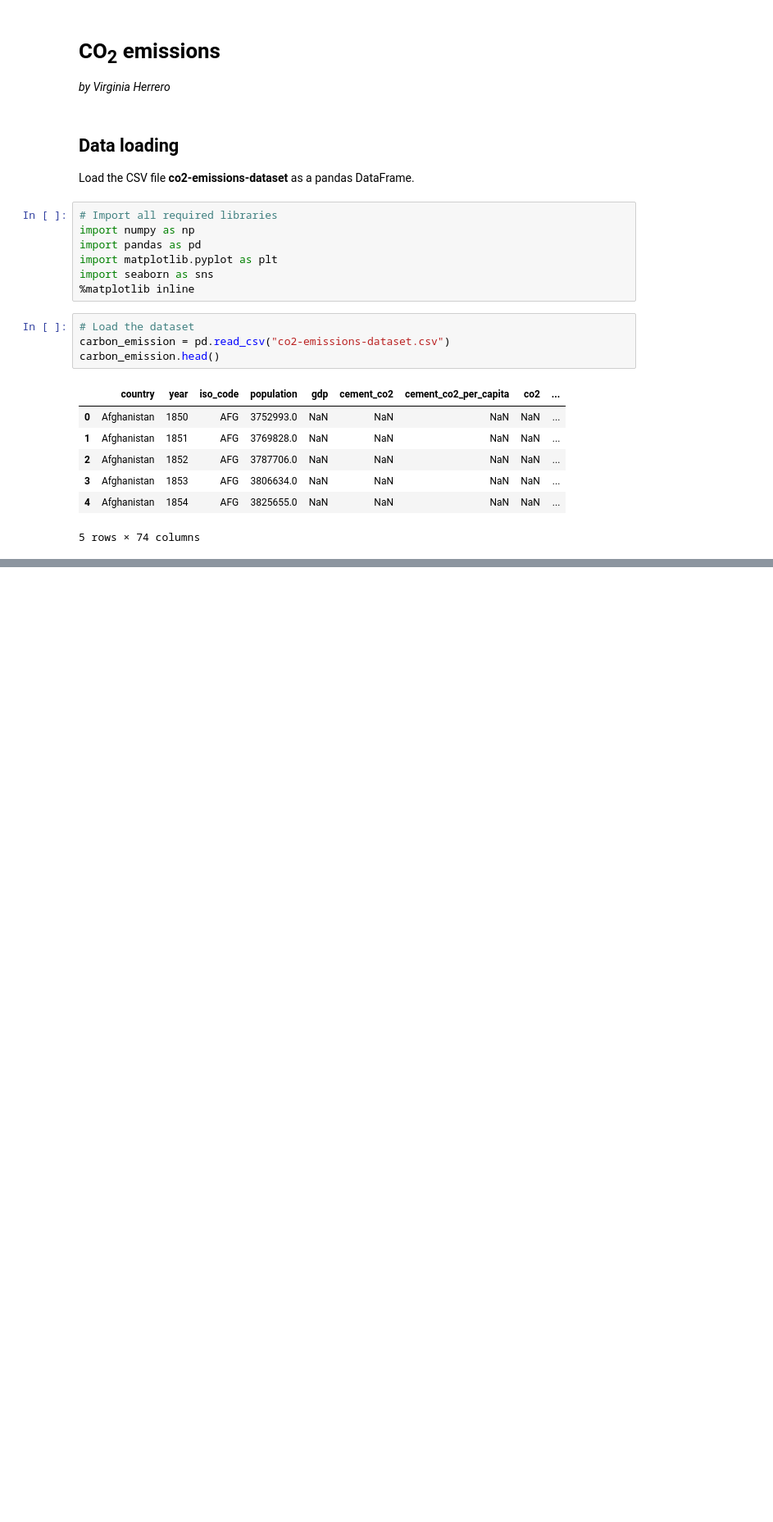
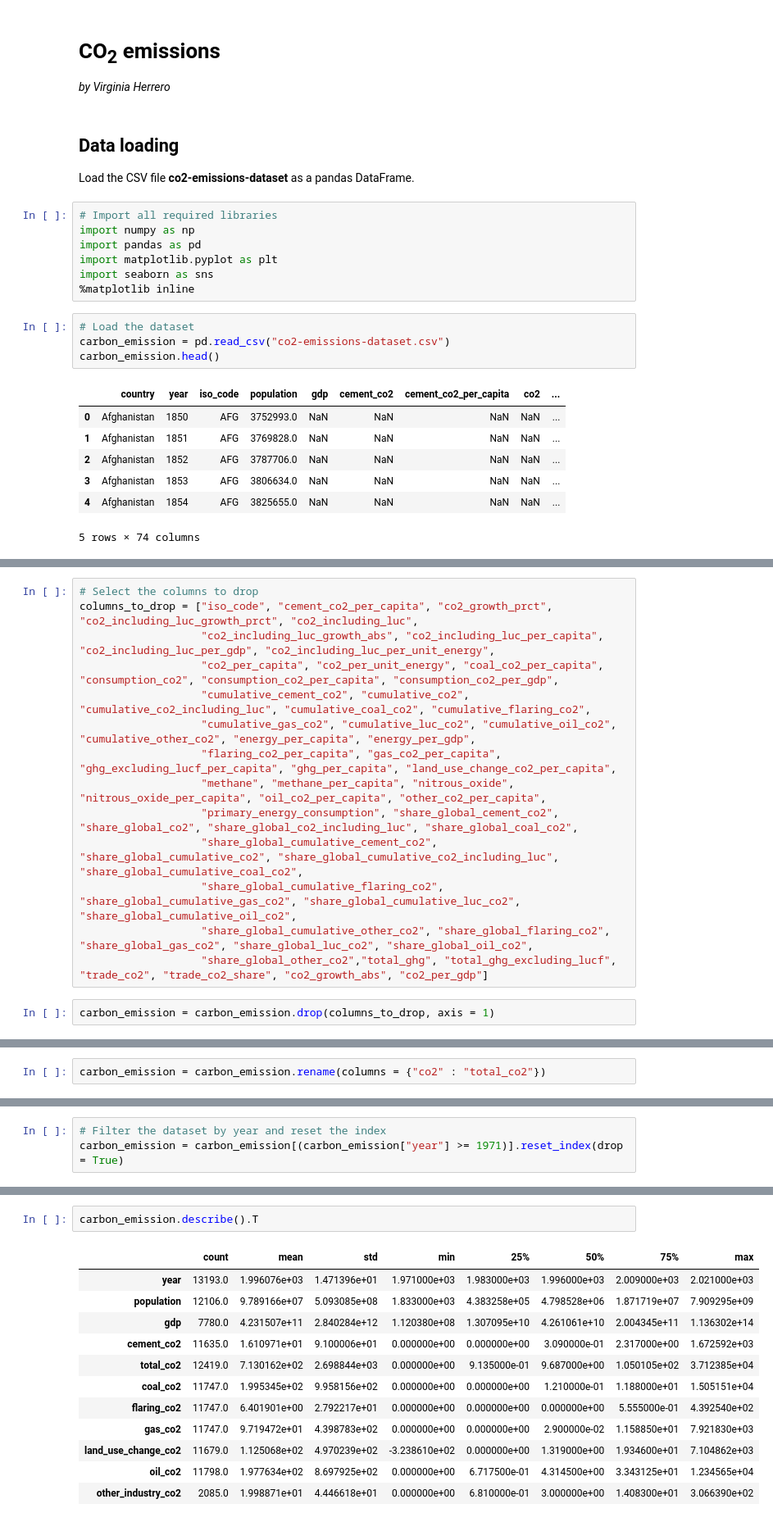
Before and after one commit to herrerovir/Co2-emissions-exploratory-data-analysis, a Jupyter notebook: EDA-co2-emissions.ipynb, the cells around one changed output, grey strips where cells are left out. Shown: that part at 82% size. Saved outputs shown, nothing was run; the diff lists cells and outputs as text; blank space fills up the shorter version.

```diff
--- a/EDA-co2-emissions.ipynb
+++ b/EDA-co2-emissions.ipynb
@@ -25,0 +73,16 @@ carbon_emission.head()
+# %%
+# Select the columns to drop
+columns_to_drop = ["iso_code", "cement_co2_per_capita", "co2_growth_prct", "co2_including_luc_growth_prct", "co2_including_luc",
+                   "co2_including_luc_growth_abs", "co2_including_luc_per_capita", "co2_including_luc_per_gdp", "co2_including_luc_per_unit_energy",
+                   "co2_per_capita", "co2_per_unit_energy", "coal_co2_per_capita", "consumption_co2", "consumption_co2_per_capita", "consumption_co2_per_gdp",
+                   "cumulative_cement_co2", "cumulative_co2", "cumulative_co2_including_luc", "cumulative_coal_co2", "cumulative_flaring_co2",
+                   "cumulative_gas_co2", "cumulative_luc_co2", "cumulative_oil_co2", "cumulative_other_co2", "energy_per_capita", "energy_per_gdp",
+                   "flaring_co2_per_capita", "gas_co2_per_capita", "ghg_excluding_lucf_per_capita", "ghg_per_capita", "land_use_change_co2_per_capita",
+                   "methane", "methane_per_capita", "nitrous_oxide", "nitrous_oxide_per_capita", "oil_co2_per_capita", "other_co2_per_capita",
+                   "primary_energy_consumption", "share_global_cement_co2", "share_global_co2", "share_global_co2_including_luc", "share_global_coal_co2",
+                   "share_global_cumulative_cement_co2", "share_global_cumulative_co2", "share_global_cumulative_co2_including_luc", "share_global_cumulative_coal_co2",
+                   "share_global_cumulative_flaring_co2", "share_global_cumulative_gas_co2", "share_global_cumulative_luc_co2", "share_global_cumulative_oil_co2",
+                   "share_global_cumulative_other_co2", "share_global_flaring_co2", "share_global_gas_co2", "share_global_luc_co2", "share_global_oil_co2",
+                   "share_global_other_co2","total_ghg", "total_ghg_excluding_lucf", "trade_co2", "trade_co2_share", "co2_growth_abs", "co2_per_gdp"]
+# %%
+carbon_emission = carbon_emission.drop(columns_to_drop, axis = 1)
@@ -25,0 +109,2 @@ carbon_emission.head()
+# %%
+carbon_emission = carbon_emission.rename(columns = {"co2" : "total_co2"})
@@ -25,0 +129,3 @@ carbon_emission.head()
+# %%
+# Filter the dataset by year and reset the index
+carbon_emission = carbon_emission[(carbon_emission["year"] >= 1971)].reset_index(drop = True)
@@ -25,0 +169,15 @@ carbon_emission.head()
+# %%
+carbon_emission.describe().T
+# %% [output]
+|  | count | mean | std | min | 25% | 50% | 75% | max |
+| year | 13193.0 | 1.996076e+03 | 1.471396e+01 | 1.971000e+03 | 1.983000e+03 | 1.996000e+03 | 2.009000e+03 | 2.021000e+03 |
+| population | 12106.0 | 9.789166e+07 | 5.093085e+08 | 1.833000e+03 | 4.383258e+05 | 4.798528e+06 | 1.871719e+07 | 7.909295e+09 |
+| gdp | 7780.0 | 4.231507e+11 | 2.840284e+12 | 1.120380e+08 | 1.307095e+10 | 4.261061e+10 | 2.004345e+11 | 1.136302e+14 |
+| cement_co2 | 11635.0 | 1.610971e+01 | 9.100006e+01 | 0.000000e+00 | 0.000000e+00 | 3.090000e-01 | 2.317000e+00 | 1.672592e+03 |
+| total_co2 | 12419.0 | 7.130162e+02 | 2.698844e+03 | 0.000000e+00 | 9.135000e-01 | 9.687000e+00 | 1.050105e+02 | 3.712385e+04 |
+| coal_co2 | 11747.0 | 1.995345e+02 | 9.958156e+02 | 0.000000e+00 | 0.000000e+00 | 1.210000e-01 | 1.188000e+01 | 1.505151e+04 |
+| flaring_co2 | 11747.0 | 6.401901e+00 | 2.792217e+01 | 0.000000e+00 | 0.000000e+00 | 0.000000e+00 | 5.555000e-01 | 4.392540e+02 |
+| gas_co2 | 11747.0 | 9.719472e+01 | 4.398783e+02 | 0.000000e+00 | 0.000000e+00 | 2.900000e-02 | 1.158850e+01 | 7.921830e+03 |
+| land_use_change_co2 | 11679.0 | 1.125068e+02 | 4.970239e+02 | -3.238610e+02 | 0.000000e+00 | 1.319000e+00 | 1.934600e+01 | 7.104862e+03 |
+| oil_co2 | 11798.0 | 1.977634e+02 | 8.697925e+02 | 0.000000e+00 | 6.717500e-01 | 4.314500e+00 | 3.343125e+01 | 1.234565e+04 |
+| other_industry_co2 | 2085.0 | 1.998871e+01 | 4.446618e+01 | 0.000000e+00 | 6.810000e-01 | 3.000000e+00 | 1.408300e+01 | 3.066390e+02 |
```
Also changed, not shown: parts of 33 cells of this notebook.
